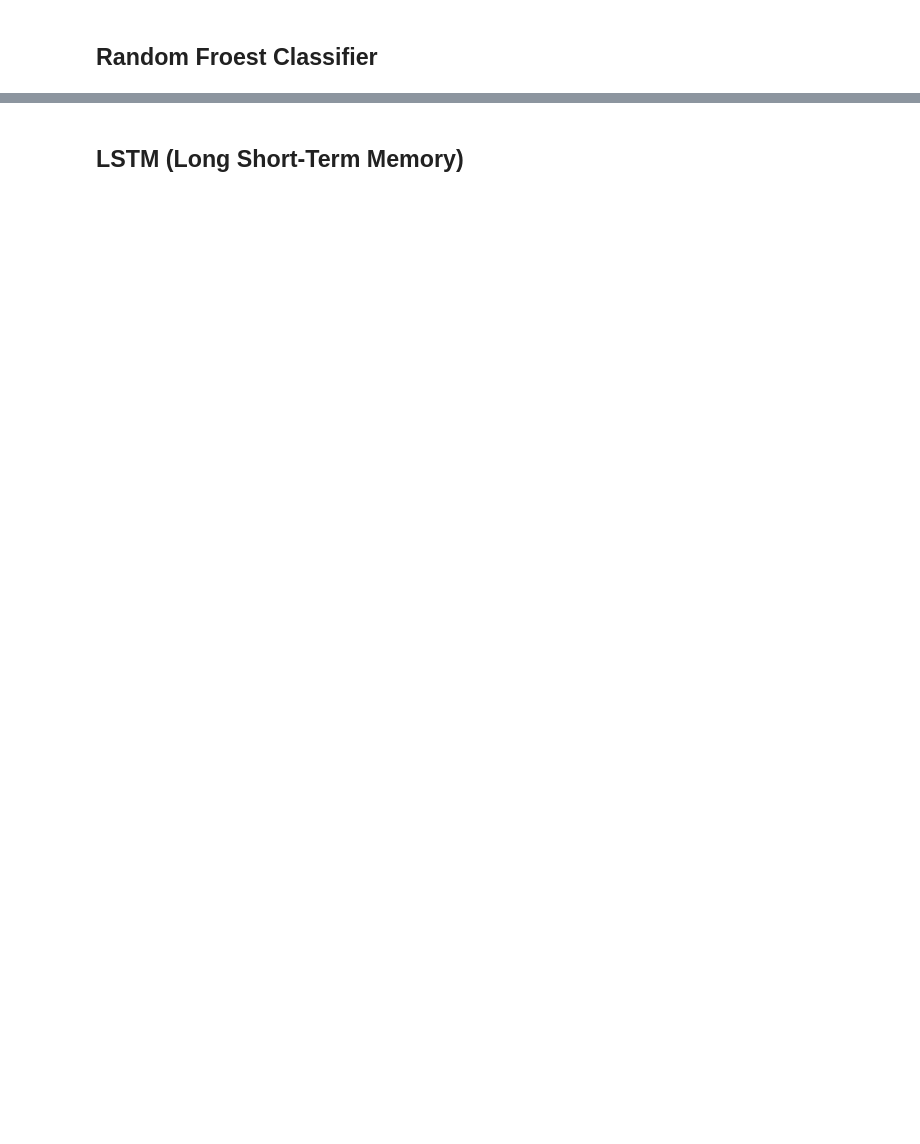
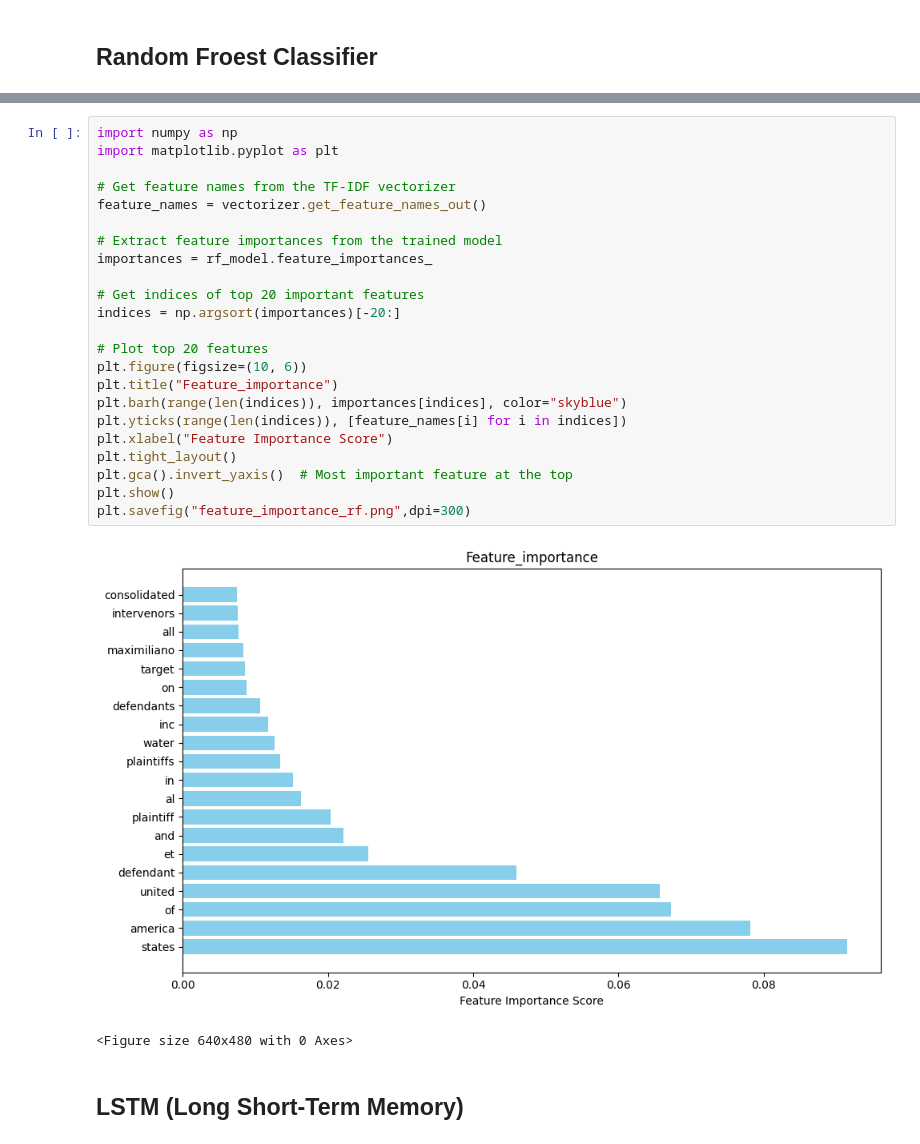
Before and after one commit to Manasa-Ganapati-Naik/my-project, a Jupyter notebook: models.ipynb, the cells around one changed output, grey strips where cells are left out. Saved outputs shown, nothing was run; the diff lists cells and outputs as text; blank space fills up the shorter version.

```diff
--- a/models.ipynb
+++ b/models.ipynb
@@ -62,2 +85,28 @@ weighted avg       0.83      0.78      0.73        18
+# %%
+import numpy as np
+import matplotlib.pyplot as plt
+
+# Get feature names from the TF-IDF vectorizer
+feature_names = vectorizer.get_feature_names_out()
+
+# Extract feature importances from the trained model
+importances = rf_model.feature_importances_
+
+# Get indices of top 20 important features
+indices = np.argsort(importances)[-20:]
+
+# Plot top 20 features
+plt.figure(figsize=(10, 6))
+plt.title("Feature_importance")
+plt.barh(range(len(indices)), importances[indices], color="skyblue")
+plt.yticks(range(len(indices)), [feature_names[i] for i in indices])
+plt.xlabel("Feature Importance Score")
+plt.tight_layout()
+plt.gca().invert_yaxis()  # Most important feature at the top
+plt.show()
+plt.savefig("feature_importance_rf.png",dpi=300)
+# %% [output]
+[figure, added]
+<Figure size 640x480 with 0 Axes>
 # %% [markdown]
 ## LSTM (Long Short-Term Memory)
```
Also changed, not shown: parts of 37 cells of this notebook, 11 other files.
